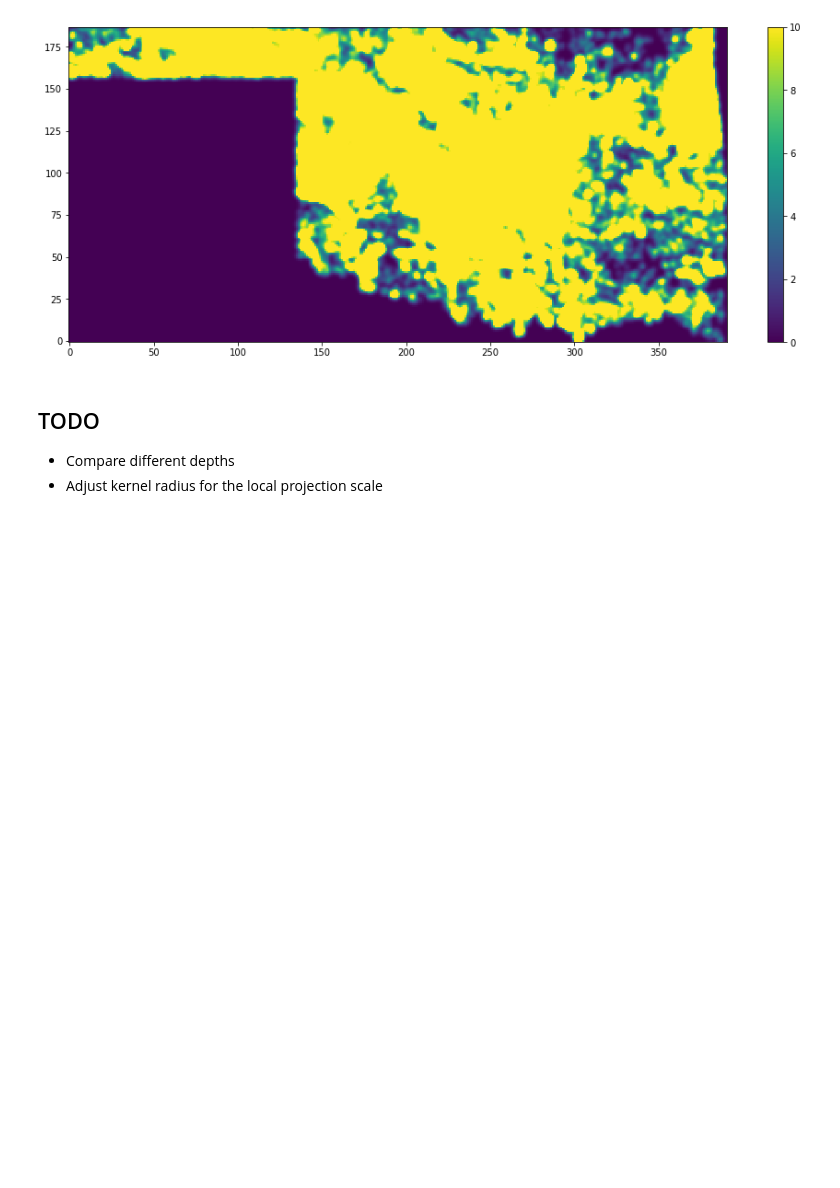
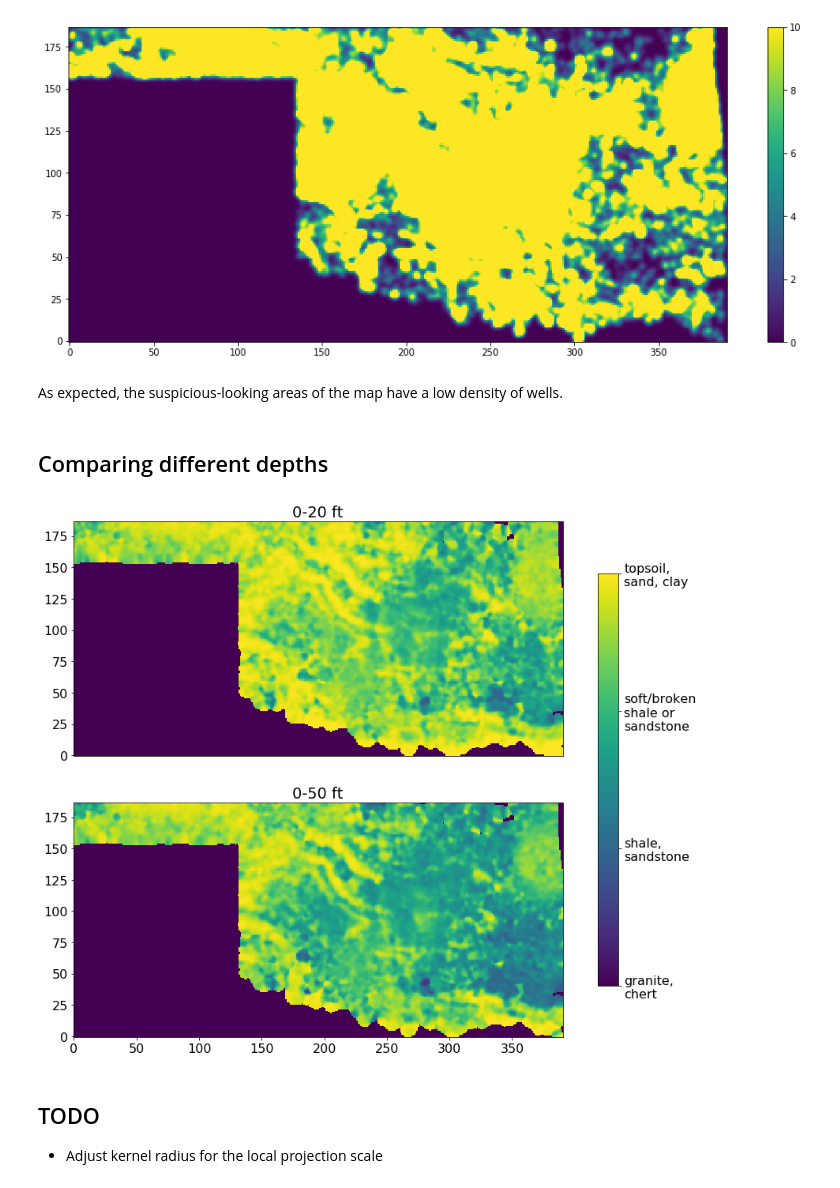
Before and after one commit to jjhembd/groundwater, a Jupyter notebook: bedrock/rippability_gridding.ipynb, the cells around one changed output. Drawn from its saved outputs; the diff is of its cells as text; code cells hidden in the pictures; blank space fills up the shorter version.

Commit message:
Update notebook explanation of Gaussian kernel interpolation

```diff
--- a/bedrock/rippability_gridding.ipynb
+++ b/bedrock/rippability_gridding.ipynb
@@ -192,8 +208,39 @@ plt.colorbar(c1, shrink=0.7)
 plt.show()
 # %% [output]
 [figure]
+# %% [markdown]
+As expected, the suspicious-looking areas of the map have a low density of wells.
+# %% [markdown]
+## Comparing different depths
+# %%
+data_50ft = pandas.read_csv('data/lonlatrip_0-50.csv')
+# %%
+xyv_50ft = pandas.DataFrame({
+    'x': data_50ft['LONGITUDE'].map(get_mercatorX),
+    'y': data_50ft['LATITUDE'].map(get_mercatorY),
+    'val': data_50ft['RIPPABILITY']
+})
+# %%
+vals50ft, dens50ft = grid_data(xyv_50ft, gridx, gridy, kernel_radius)
+# %%
+plt.rcParams.update({'font.size': 16})
+
+fig, axes = plt.subplots(nrows=2, ncols=1, figsize=(16, 12))
+
+axes[0].set_title('0-20 ft')
+axes[0].imshow(vals, origin="lower", vmin=1, vmax=4)
+axes[0].set_xticks([], [])
+
+axes[1].set_title('0-50 ft')
+im = axes[1].imshow(vals50ft, origin="lower", vmin=1, vmax=4)
+
+cbar = fig.colorbar(im, ax=axes.ravel().tolist(), shrink=0.8, ticks=[1, 2, 3, 4])
+cbar.ax.set_yticklabels(['granite,\nchert', 'shale,\nsandstone', 'soft/broken\nshale or\nsandstone', 'topsoil,\nsand, clay'])  # vertically oriented colorbar
+
+plt.show()
+# %% [output]
+[figure, added]
 # %% [markdown]
 ## TODO
 
-- Compare different depths
 - Adjust kernel radius for the local projection scale
```
Also changed, not shown: parts of 12 cells of this notebook, 2 other files.
